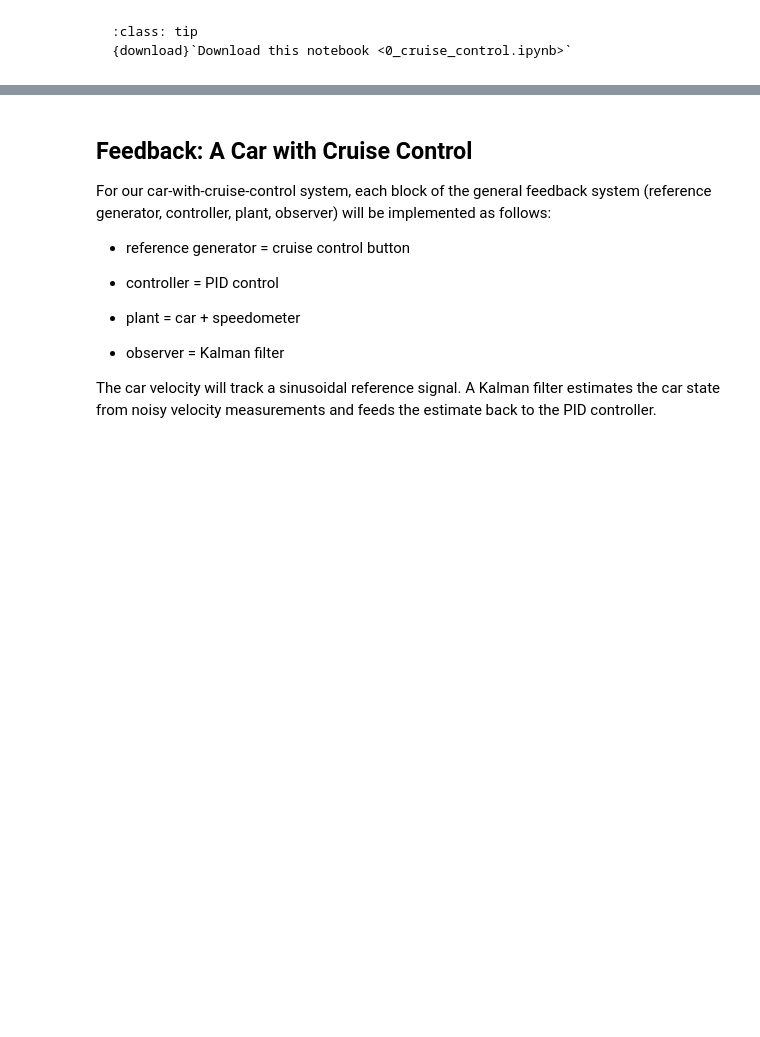
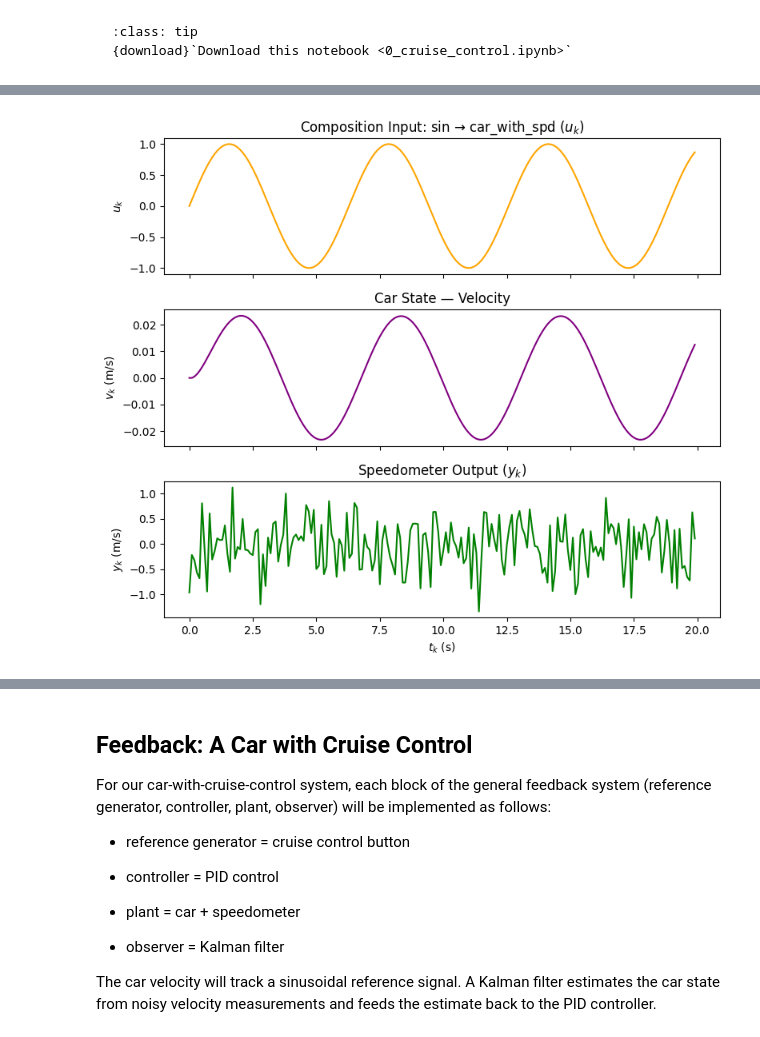
Before and after one commit to nehalsinghmangat/dynamicalnodes, a Jupyter notebook: docs/source/tutorials/0_cruise_control/0_cruise_control.ipynb, the cells around one changed output, grey strips where cells are left out. Cells and saved outputs as stored; diff of their text form; code cells hidden in the pictures; blank space fills up the shorter version.

```diff
--- a/docs/source/tutorials/0_cruise_control/0_cruise_control.ipynb
+++ b/docs/source/tutorials/0_cruise_control/0_cruise_control.ipynb
@@ -12,0 +185,33 @@ We first reintroduce our car-with-cruise-control system from Section 5 (*Example
+# %%
+dt = 0.1
+tk_values = np.arange(0, 20, dt)
+xk = (20.0, 0.0)  # initial [displacement, velocity]
+uk_out, v_out, yk_out = [], [], []
+
+for tk in tk_values:
+    _, uk = sin.eval(tk=tk, A=1.0, omega=1.0)
+    xk_next, yk = car_with_spd.eval(xk=xk, uk=uk, theta_car=(20.0, 39.0, dt))
+    uk_out.append(uk)
+    v_out.append(xk[1])
+    yk_out.append(yk)
+    xk = xk_next
+# %%
+fig, axs = plt.subplots(3, 1, sharex=True, figsize=(8, 7))
+
+axs[0].plot(tk_values, uk_out, color="orange")
+axs[0].set_ylabel("$u_k$")
+axs[0].set_title("Composition Input: sin → car_with_spd ($u_k$)")
+
+axs[1].plot(tk_values, v_out, color="purple")
+axs[1].set_ylabel("$v_k$ (m/s)")
+axs[1].set_title("Car State — Velocity")
+
+axs[2].plot(tk_values, yk_out, color="green")
+axs[2].set_ylabel("$y_k$ (m/s)")
+axs[2].set_xlabel("$t_k$ (s)")
+axs[2].set_title("Speedometer Output ($y_k$)")
+
+plt.tight_layout()
+plt.show()
+# %% [output]
+[figure, added]
```
Also changed, not shown: parts of 45 cells of this notebook, 19 other files.
